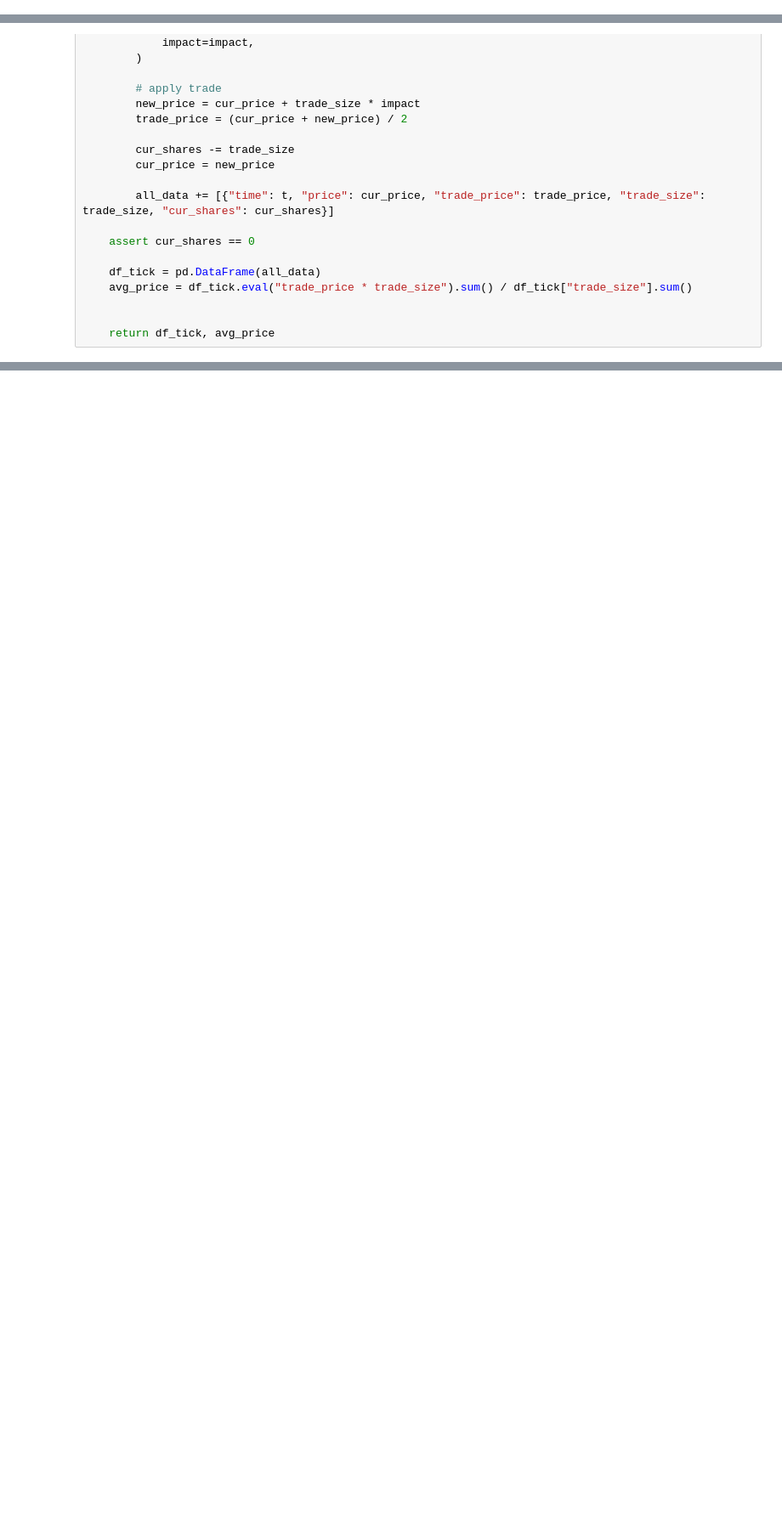
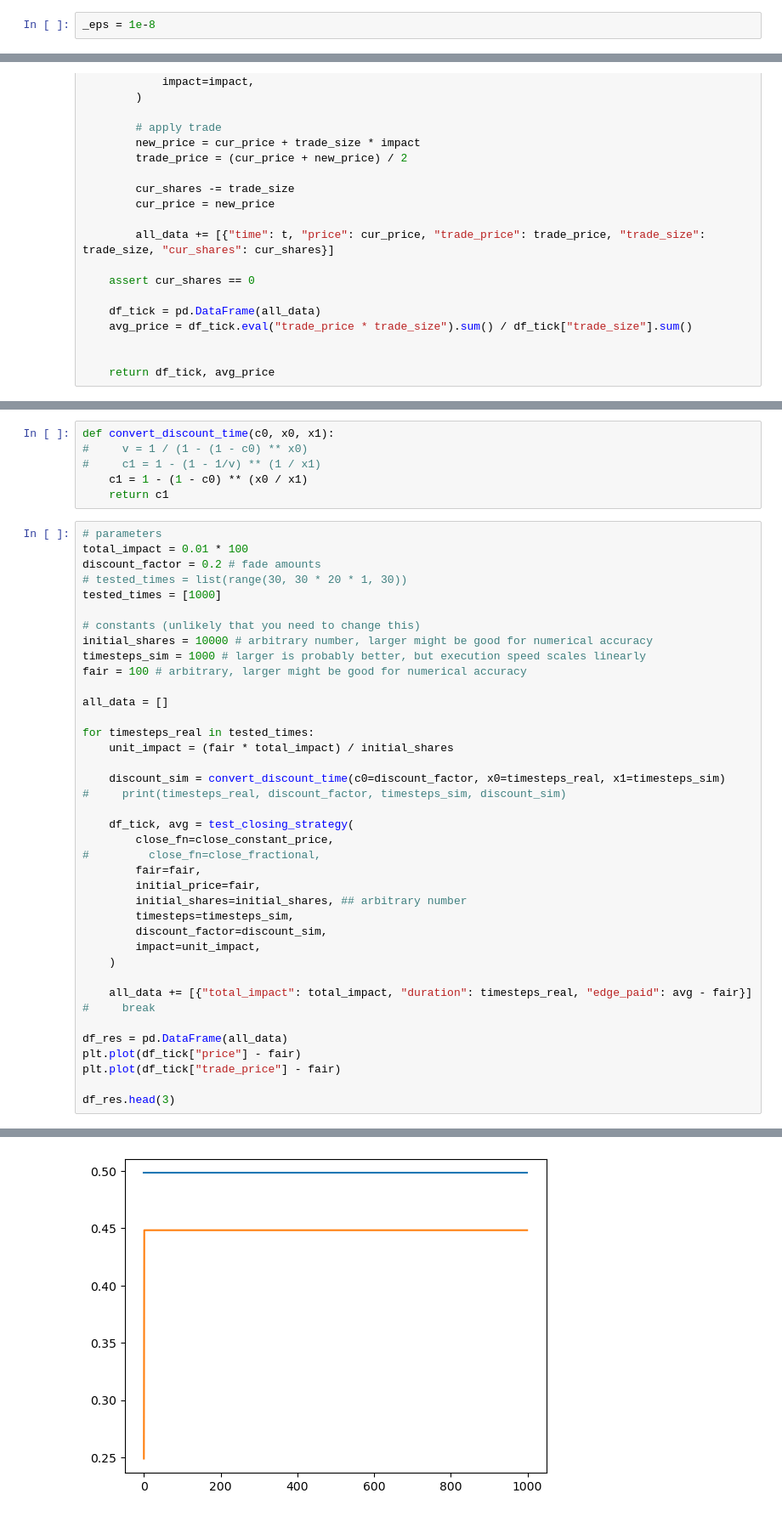
Before and after one commit to rzhan11/MarkData, a Jupyter notebook: nbs/data-gen2.ipynb, the cells around one changed output, grey strips where cells are left out. Shown at 85% size. Saved outputs shown, nothing was run; the diff lists cells and outputs as text; blank space fills up the shorter version.

```diff
--- a/nbs/data-gen2.ipynb
+++ b/nbs/data-gen2.ipynb
@@ -328,6 +328,8 @@ abs(popt[0] / popt[1]) / 5
 # %% [markdown]
 - check if big bid/ask is still strong signal in yesterday's data
 - check if
+# %%
+_eps = 1e-8
 # %%
 ## test closing strategies
 
@@ -496,0 +539,46 @@ df_tick2
+# %%
+def convert_discount_time(c0, x0, x1):
+#     v = 1 / (1 - (1 - c0) ** x0)
+#     c1 = 1 - (1 - 1/v) ** (1 / x1)
+    c1 = 1 - (1 - c0) ** (x0 / x1)
+    return c1
+# %%
+# parameters
+total_impact = 0.01 * 100
+discount_factor = 0.2 # fade amounts
+# tested_times = list(range(30, 30 * 20 * 1, 30))
+tested_times = [1000]
+
+# constants (unlikely that you need to change this)
+initial_shares = 10000 # arbitrary number, larger might be good for numerical accuracy
+timesteps_sim = 1000 # larger is probably better, but execution speed scales linearly
+fair = 100 # arbitrary, larger might be good for numerical accuracy
+
+all_data = []
+
+for timesteps_real in tested_times:
+    unit_impact = (fair * total_impact) / initial_shares
+
+    discount_sim = convert_discount_time(c0=discount_factor, x0=timesteps_real, x1=timesteps_sim)
+#     print(timesteps_real, discount_factor, timesteps_sim, discount_sim)
+
+    df_tick, avg = test_closing_strategy(
+        close_fn=close_constant_price,
+#         close_fn=close_fractional,
+        fair=fair,
+        initial_price=fair,
+        initial_shares=initial_shares, ## arbitrary number
+        timesteps=timesteps_sim,
+        discount_factor=discount_sim,
+        impact=unit_impact,
+    )
+
+    all_data += [{"total_impact": total_impact, "duration": timesteps_real, "edge_paid": avg - fair}]
+#     break
+
+df_res = pd.DataFrame(all_data)
+plt.plot(df_tick["price"] - fair)
+plt.plot(df_tick["trade_price"] - fair)
+
+df_res.head(3)
+# %% [output]
@@ -496,0 +591 @@ df_tick2
+[figure, added]
```
Also changed, not shown: parts of 13 cells of this notebook.
